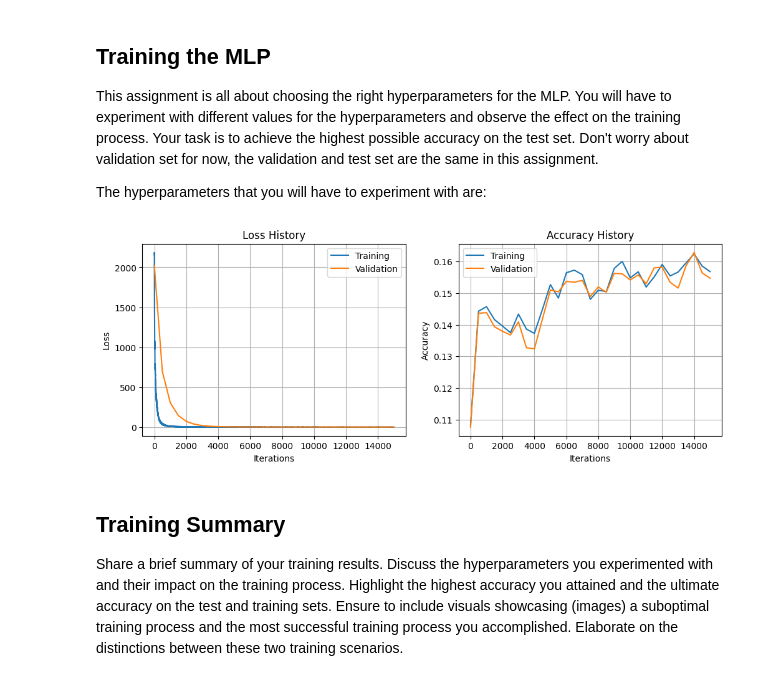
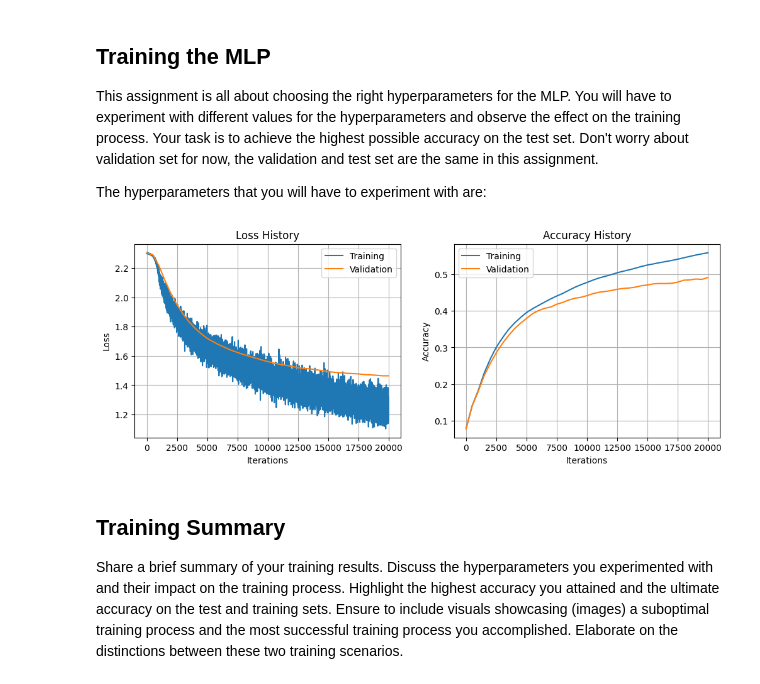
Before and after one commit to urob-ctu/classification, a Jupyter notebook: mlp_part_2.ipynb, the cells around one changed output. Cells and saved outputs as stored; diff of their text form; code cells hidden in the pictures.

```diff
--- a/mlp_part_2.ipynb
+++ b/mlp_part_2.ipynb
@@ -70,34 +70,33 @@ The hyperparameters that you will have to experiment with are:
 # Hyperparameters for the MLP
 hidden_dim_1 = 50  # the number of hidden units in the first hidden layer (int)
 hidden_dim_2 = 50  # the number of hidden units in the second hidden layer (int)
-weight_scale = None  # the standard deviation of the normal distribution used for weight init (float)
-reg = None  # the regularization strength (float)
-learning_rate = None  # the learning rate (float)
-batch_size = None  # the batch size (int)
-num_iters = None  # the number of iterations (int)
+reg = 1e-6  # the regularization strength (float)
+learning_rate = 5e-3  # the learning rate (float)
+batch_size = 128  # the batch size (int)
+num_iters = 20000  # the number of iterations (int)
 # %%
-import numpy as np
+import torch
+
 from utils import plot_training
-from assignments.mlp_classifier import MLPClassifier
+from assignments import MLPClassifier
 
-np.random.seed(69)
+torch.random.manual_seed(69)
 
 # Train the MLP with ReLU activation function
 mlp_relu = MLPClassifier(num_features,
                          hidden_dim_1,
                          hidden_dim_2,
                          num_classes,
-                         reg=1e-6,
-                         learning_rate=1e-3,
-                         batch_size=128,
-                         num_iters=15000,
-                         verbose=True)
+                         reg=reg,
+                         learning_rate=learning_rate,
+                         batch_size=batch_size,
+                         num_iters=num_iters)
 relu_loss_history, relu_acc_history = mlp_relu.train(X_train, y_train, X_val, y_val)
 
 # Plot the training loss and accuracy and visualize the decision boundaries
 plot_training(relu_loss_history, relu_acc_history, ema=True, alpha=0.5)
 # %% [output]
-[figure, old version]
+[figure, new version]
 # %% [markdown]
 ## Training Summary
 
```
Also changed, not shown: parts of 1 cell of this notebook, 4 other files.
